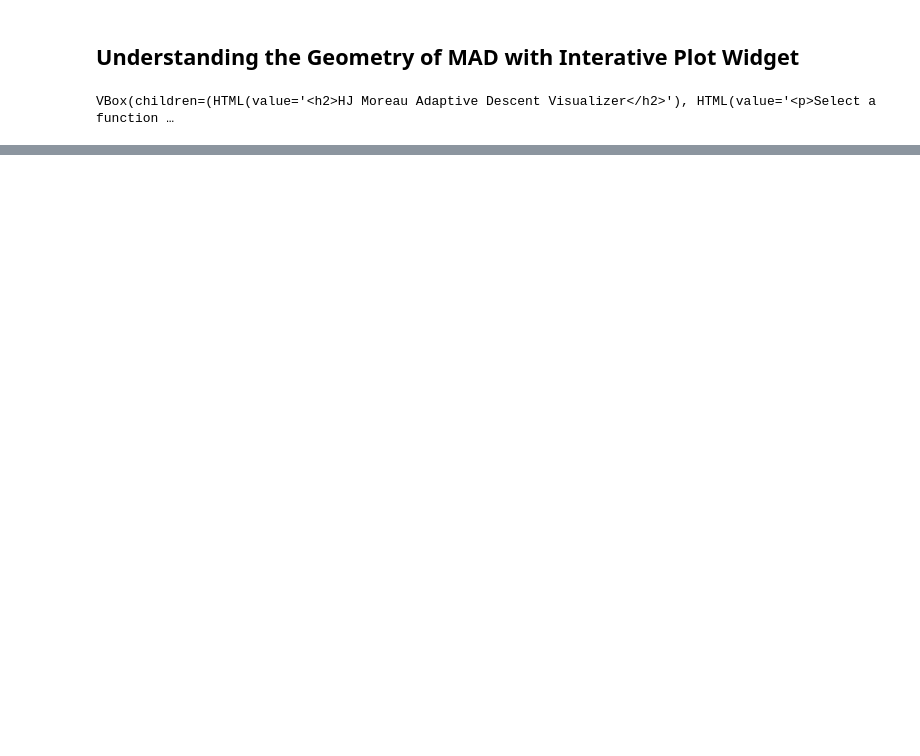
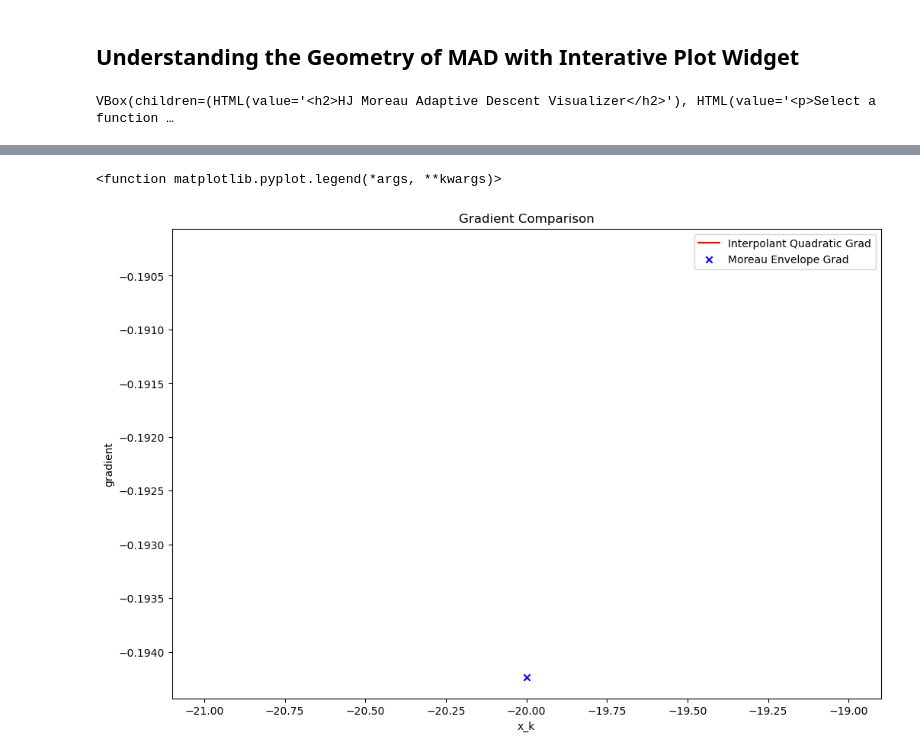
Before and after one commit to bryceshirley/hj-global-opt, a Jupyter notebook: interactive_plots_fixed_time.ipynb, the cells around one changed output, grey strips where cells are left out. Saved outputs shown, nothing was run; the diff lists cells and outputs as text; code cells hidden in the pictures; blank space fills up the shorter version.

```diff
--- a/interactive_plots_fixed_time.ipynb
+++ b/interactive_plots_fixed_time.ipynb
@@ -359,0 +558,29 @@ VBox(children=(HTML(value='<h2>HJ Moreau Adaptive Descent Visualizer</h2>'), HTM
+# %%
+
+moreau_grad = visualizer.gk_hist
+
+
+plt.figure(figsize=(12, 8))
+
+xk_values, grad = zip(*moreau_grad)
+plt.scatter(xk_values, grad, label='Moreau Envelope Grad', color='blue', marker='x')
+
+coeffs = visualizer.fit_quadratic_to_moreau_envelope()
+a, b, c = coeffs
+interpolant_grad = []
+for xk in xk_values:
+    interpolant_grad.append(2*a*xk + b)
+
+plt.plot(xk_values, interpolant_grad , label='Interpolant Quadratic Grad', color='red')
+
+
+# Add labels, title, and legend
+plt.title('Gradient Comparison')
+plt.xlabel('x_k')
+plt.ylabel('gradient')
+plt.legend()
+
+plt.legend
+# %% [output]
+<function matplotlib.pyplot.legend(*args, **kwargs)>
+[figure, added]
```
Also changed, not shown: parts of 3 cells of this notebook, 3 other files.
